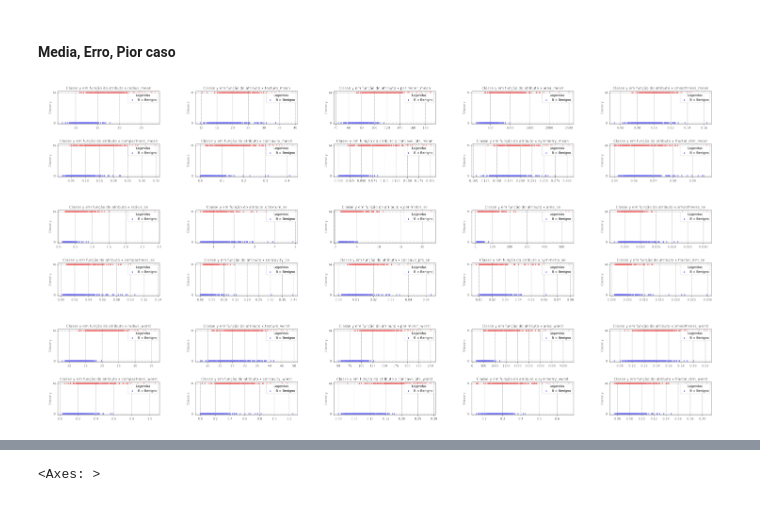
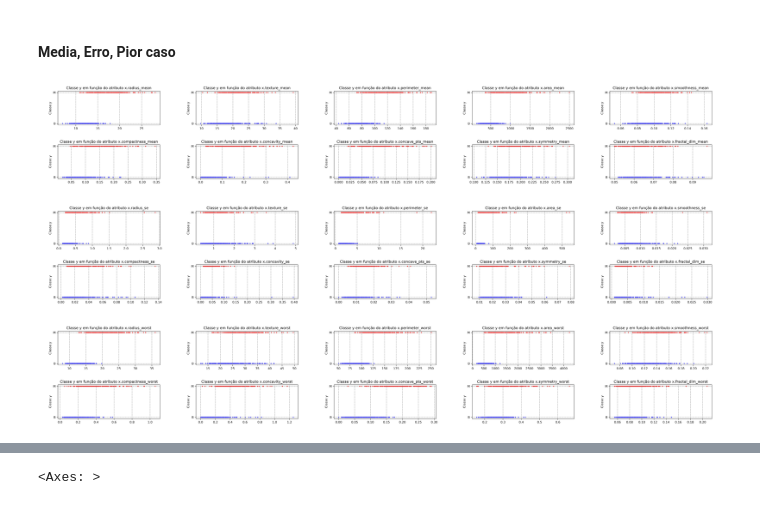
Before and after one commit to carlospcneto/AM-2023-1, a Jupyter notebook: Trabalho1.ipynb, the cells around one changed output, grey strips where cells are left out. Cells and saved outputs as stored; diff of their text form; code cells hidden in the pictures.

```diff
--- a/Trabalho1.ipynb
+++ b/Trabalho1.ipynb
@@ -173,34 +226,34 @@ for tipo in [attributes_col_mean, attributes_col_se, attributes_col_worst]:
     for col in tipo:
         plt.figure(figsize=(6, 2))
         plt.scatter(df[col], df[classe_col], s=5, c=cores_plotagem)
         plt.xlabel(f"Atributo: {col}")
         plt.ylabel(f"Classe {classe_col}")
         plt.title(f"Classe {classe_col} em função do atributo {col}")
         plt.grid(True, color='gray', linestyle ='--')
-        plt.legend(legendas, title='Legendas')
+        #plt.legend(legendas, title='Legendas')
         name_to_save = col.replace(".", "_")
 
         path_img = f"imagens/trabalho_1/{type_to_save}_{name_to_save}_versus_{classe_col}.png"
         plt.savefig(path_img, dpi=300)
         plt.close()
 
     # Plotar as imagens em um grid
     from PIL import Image
     fig, axes = plt.subplots(2, 5, figsize=(26, 4))
     for i, col in enumerate(tipo):
         row = i // 5
         column = i % 5
         name_to_save = col.replace(".", "_")
         path_img = f"imagens/trabalho_1/{type_to_save}_{name_to_save}_versus_{classe_col}.png"
         img = Image.open(path_img)
         axes[row, column].imshow(img)
         axes[row, column].axis('off')
     tipo_name = col.split("_")[-1]
     plt.subplots_adjust(wspace=0.05, hspace=0.05)
     plt.savefig(f'imagens/trabalho_1/{type_to_save}_grid_versus_{classe_col}.png', dpi=800)
     plt.show()
     plt.close()
 # %% [output]
-[figure, old version]
+[figure, new version]
-[figure, old version]
+[figure, new version]
-[figure, old version]
+[figure, new version]
```
Also changed, not shown: parts of 26 cells of this notebook.
